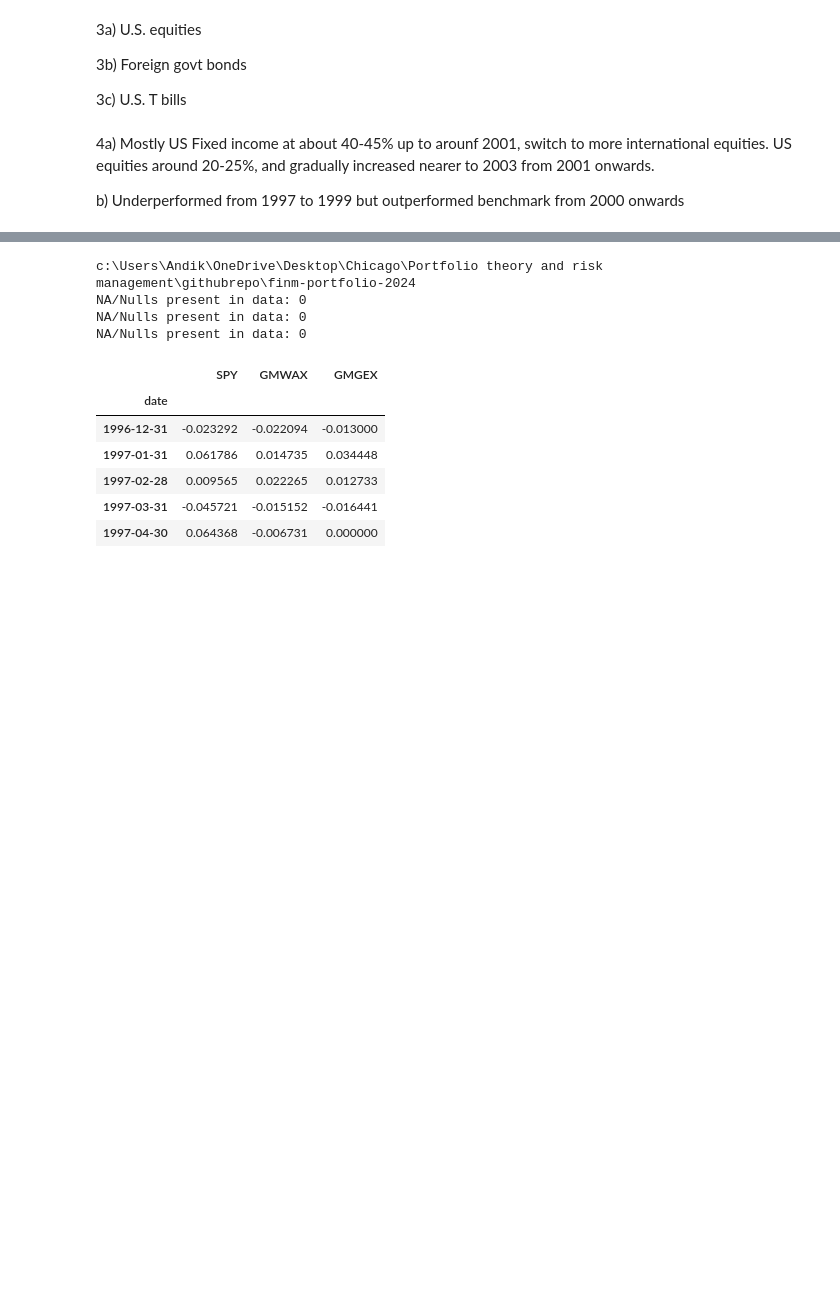
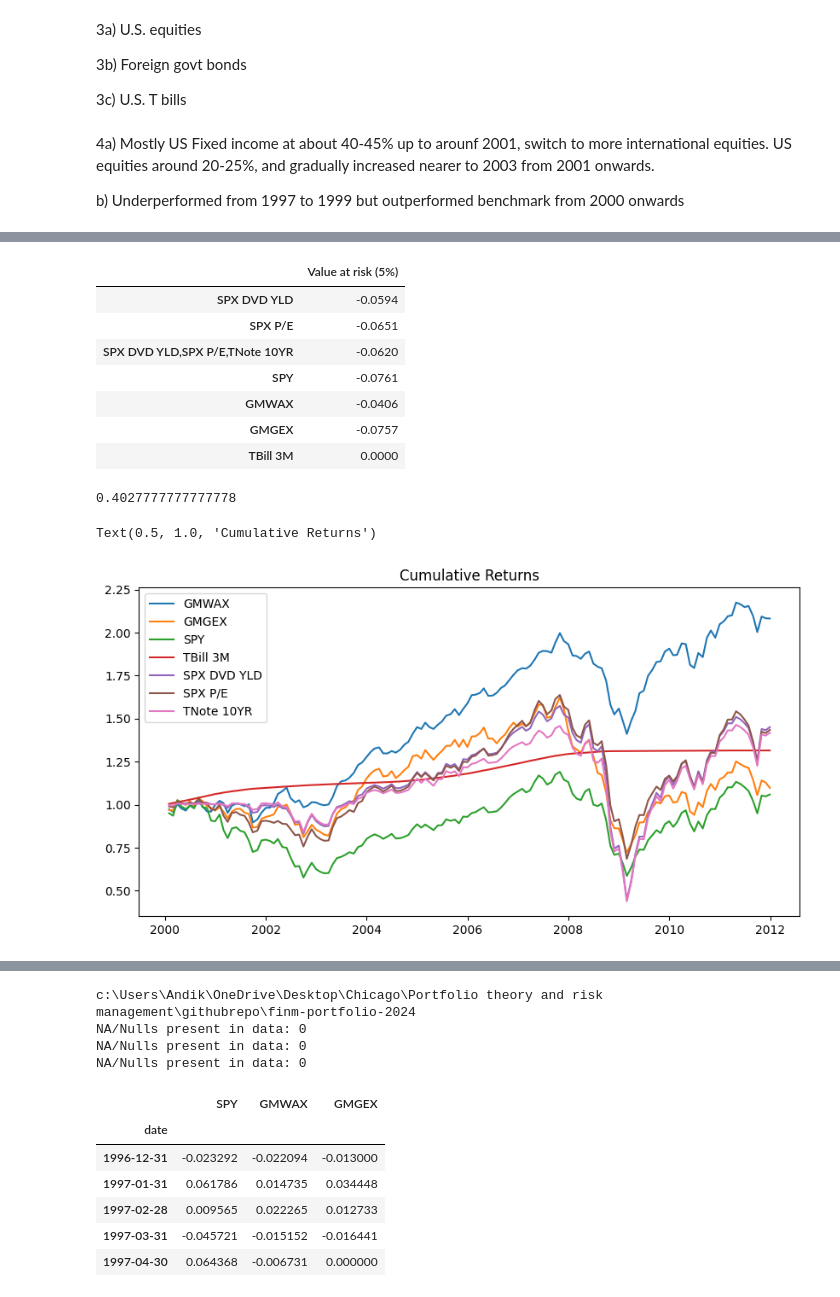
Before and after one commit to andyandikko/finm-portfolio-2024, a Jupyter notebook: practice/hw7_practice.ipynb, the cells around one changed output, grey strips where cells are left out. Saved outputs shown, nothing was run; the diff lists cells and outputs as text; code cells hidden in the pictures; blank space fills up the shorter version.

```diff
--- a/practice/hw7_practice.ipynb
+++ b/practice/hw7_practice.ipynb
@@ -26,0 +319,30 @@ b) Underperformed from 1997 to 1999 but outperformed benchmark from 2000 onwards
+# %%
+data = pd.merge(strat_returns, gmo_funds, left_index=True, right_index=True).merge(gmo_rf, left_index=True, right_index=True)
+var = data.quantile(0.05)
+display(var.to_frame('Value at risk (5%)'))
+
+underperformance = data.loc[pd.to_datetime("2000-01-01"):pd.to_datetime("2011-12-31"),:].loc[data["GMWAX"]<data["TBill 3M"]].shape[0]/data.loc[pd.to_datetime("2000-01-01"):pd.to_datetime("2011-12-31"),:].shape[0]
+print(underperformance)
+data = data.loc[pd.to_datetime("2000-01-01"):pd.to_datetime("2011-12-31"),:]
+plt.figure(figsize=(10,5))
+plt.plot(data.index, (1+data["GMWAX"]).cumprod(), label="GMWAX")
+plt.plot(data.index, (1+data["GMGEX"]).cumprod(), label="GMGEX")
+plt.plot(data.index, (1+data["SPY"]).cumprod(), label="SPY")
+plt.plot(data.index, (1+data["TBill 3M"]).cumprod(), label="TBill 3M")
+plt.plot(data.index, (1+data["SPX DVD YLD"]).cumprod(), label="SPX DVD YLD")
+plt.plot(data.index, (1+data["SPX P/E"]).cumprod(), label="SPX P/E")
+plt.plot(data.index, (1+data["SPX DVD YLD,SPX P/E,TNote 10YR"]).cumprod(), label="TNote 10YR")
+plt.legend()
+plt.title("Cumulative Returns")
+# %% [output]
+|  | Value at risk (5%) |
+| SPX DVD YLD | -0.0594 |
+| SPX P/E | -0.0651 |
+| SPX DVD YLD,SPX P/E,TNote 10YR | -0.0620 |
+| SPY | -0.0761 |
+| GMWAX | -0.0406 |
+| GMGEX | -0.0757 |
+| TBill 3M | 0.0000 |
+0.4027777777777778
+Text(0.5, 1.0, 'Cumulative Returns')
+[figure, added]
```
Also changed, not shown: parts of 7 cells of this notebook, 2 other files.
